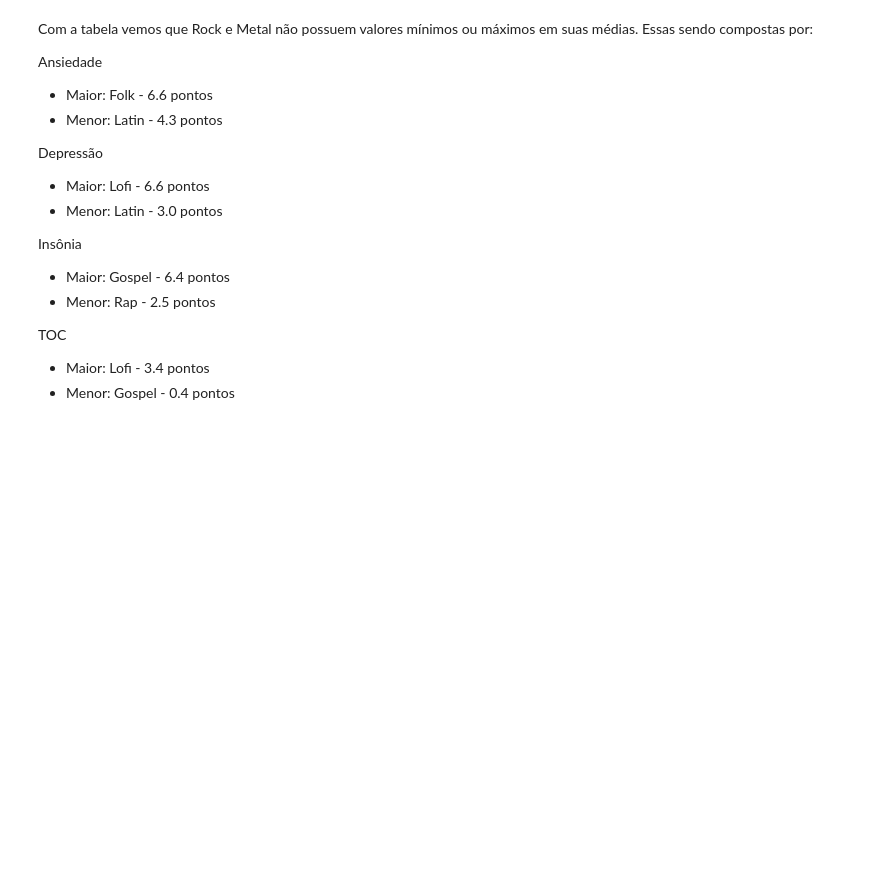
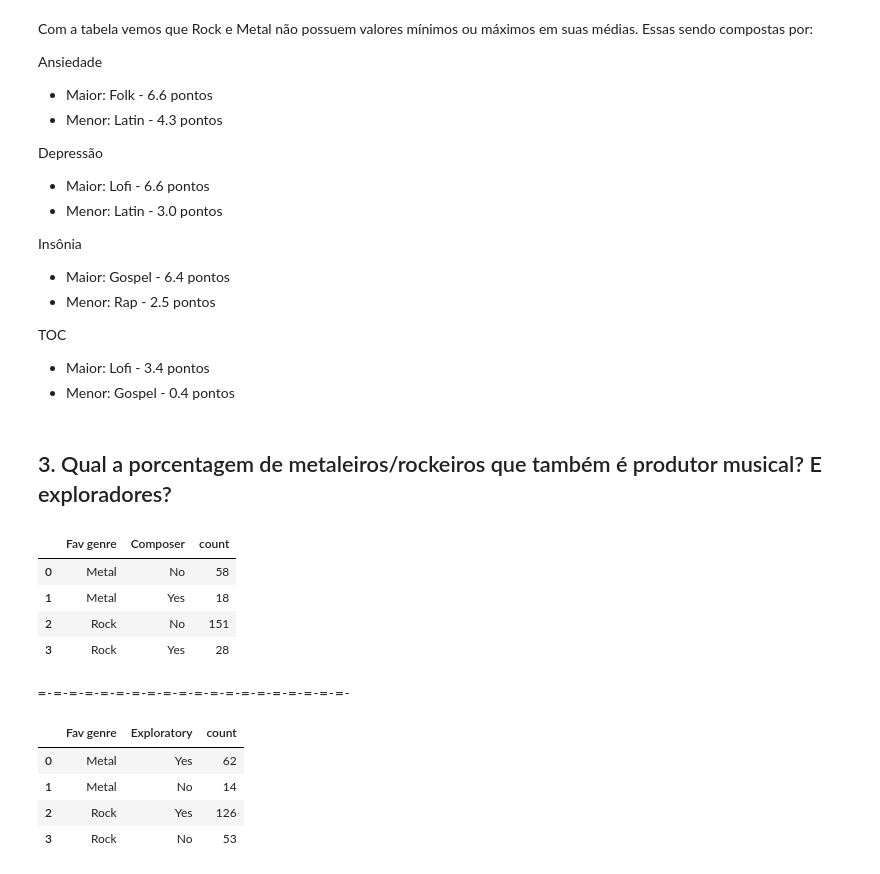
Before and after one commit to JoSEPHDev2022/Mental_Health_X_Music, a Jupyter notebook: analise_exp.ipynb, the cells around one changed output. Cells and saved outputs as stored; diff of their text form; code cells hidden in the pictures; blank space fills up the shorter version.

```diff
--- a/analise_exp.ipynb
+++ b/analise_exp.ipynb
@@ -973,3 +973,25 @@ Insônia
 TOC
 - Maior: Lofi - 3.4 pontos
 - Menor: Gospel - 0.4 pontos
+# %% [markdown]
+## 3. Qual a porcentagem de metaleiros/rockeiros que também é produtor musical? E exploradores?
+# %%
+# Coletando dados necessários
+composers = rock_metal_data.groupby('Fav genre', as_index=False)['Composer'].value_counts()
+explorers = rock_metal_data.groupby('Fav genre', as_index=False)['Exploratory'].value_counts()
+
+display(composers)
+print('=-'*20)
+display(explorers)
+# %% [output]
+|  | Fav genre | Composer | count |
+| 0 | Metal | No | 58 |
+| 1 | Metal | Yes | 18 |
+| 2 | Rock | No | 151 |
+| 3 | Rock | Yes | 28 |
+=-=-=-=-=-=-=-=-=-=-=-=-=-=-=-=-=-=-=-=-
+|  | Fav genre | Exploratory | count |
+| 0 | Metal | Yes | 62 |
+| 1 | Metal | No | 14 |
+| 2 | Rock | Yes | 126 |
+| 3 | Rock | No | 53 |
```
Also changed, not shown: parts of 1 cell of this notebook.
